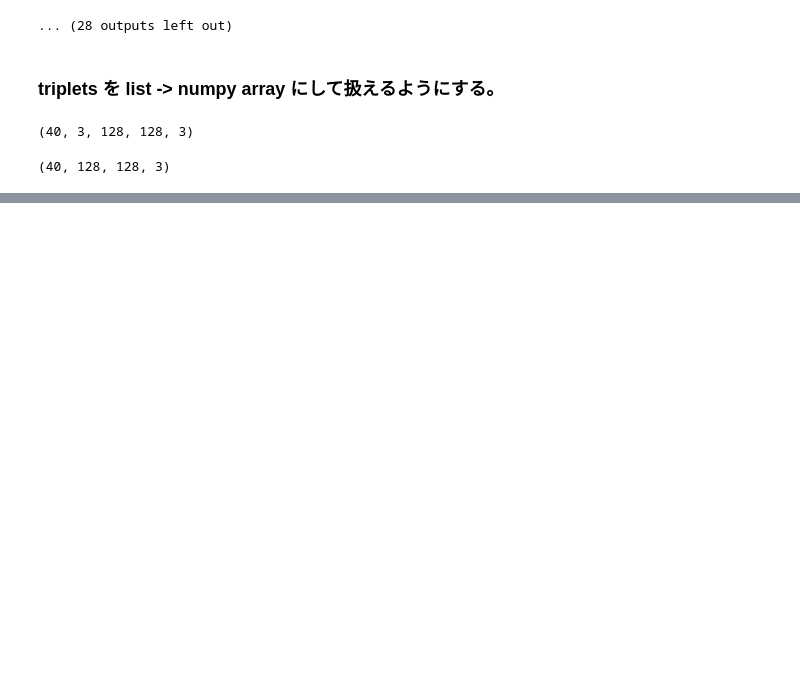
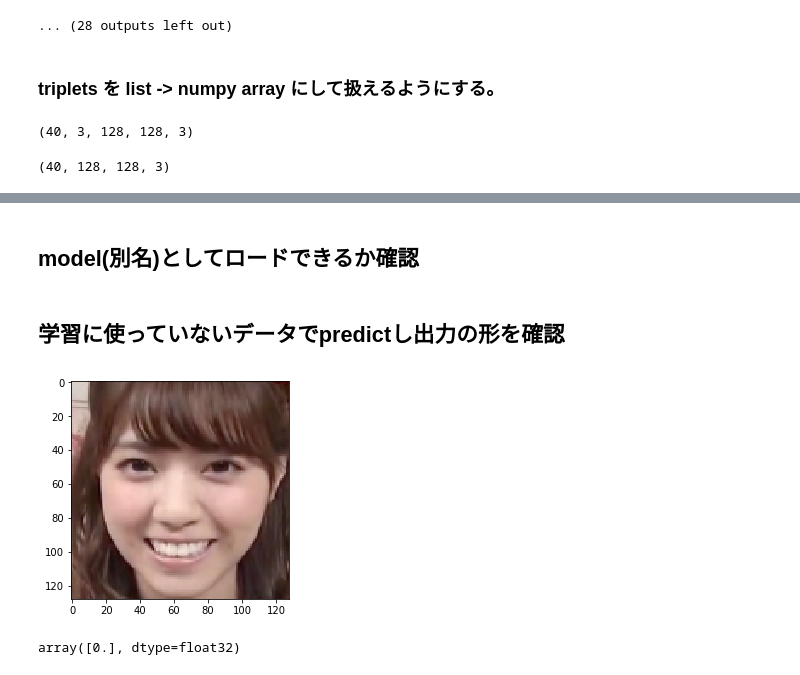
Before and after one commit to zukakosan/tripletNet, a Jupyter notebook: MyFashionNet001.ipynb, the cells around one changed output, grey strips where cells are left out. Saved outputs shown, nothing was run; the diff lists cells and outputs as text; code cells hidden in the pictures; blank space fills up the shorter version.

Commit message:
cannot predict yet

```diff
--- a/MyFashionNet001.ipynb
+++ b/MyFashionNet001.ipynb
@@ -308,3 +312,5 @@ Epoch 1/1
+# %% [markdown]
+## model(別名)としてロードできるか確認
 # %%
 from keras.models import load_model
 model = load_model('./model/triplet.h5',custom_objects={'TripletLossLayer':TripletLossLayer})
@@ -312,3 +318,15 @@ model = load_model('./model/triplet.h5',custom_objects={'TripletLossLayer':Tripl
 tripletNet.save_weights("./model/triplet.hdf5")
 # %%
 model.load_weights("./model/triplet.hdf5")
+# %% [markdown]
+## 学習に使っていないデータでpredictし出力の形を確認
+# %%
+test_img = plt.imread('./nogi_imgs/test/inputImage_0.png')
+plt.imshow(test_img)
+plt.show()
+# %% [output]
+[figure, added]
+# %%
+model.predict([np.expand_dims(test_img/255., axis=0),np.expand_dims(test_img/255., axis=0),np.expand_dims(test_img/255., axis=0)])
+# %% [output]
+array([0.], dtype=float32)
```
Also changed, not shown: parts of 4 cells of this notebook, 2 other files.
